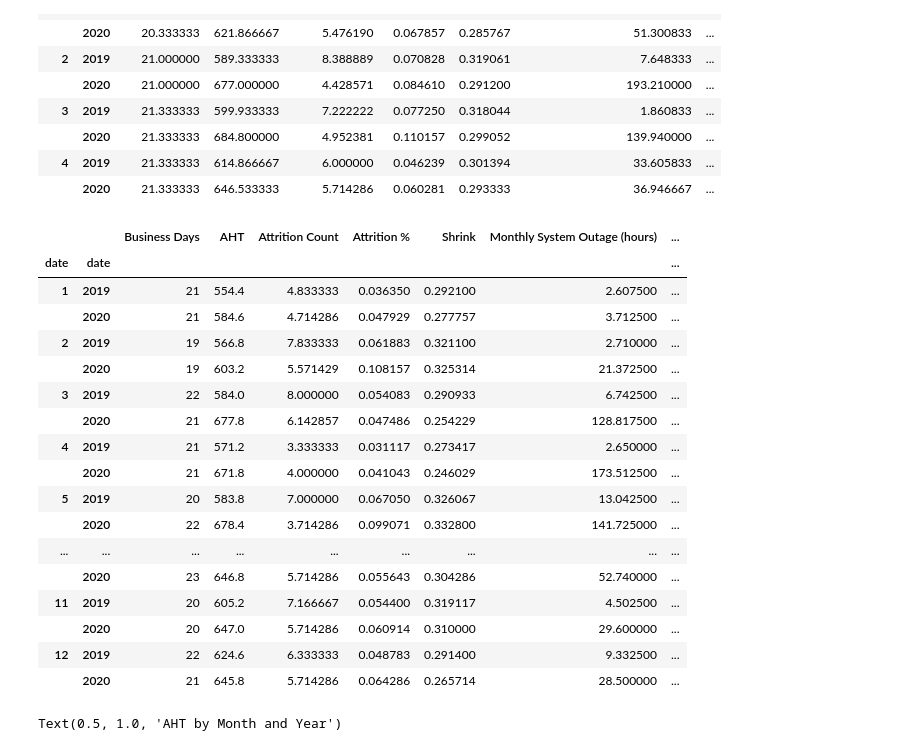
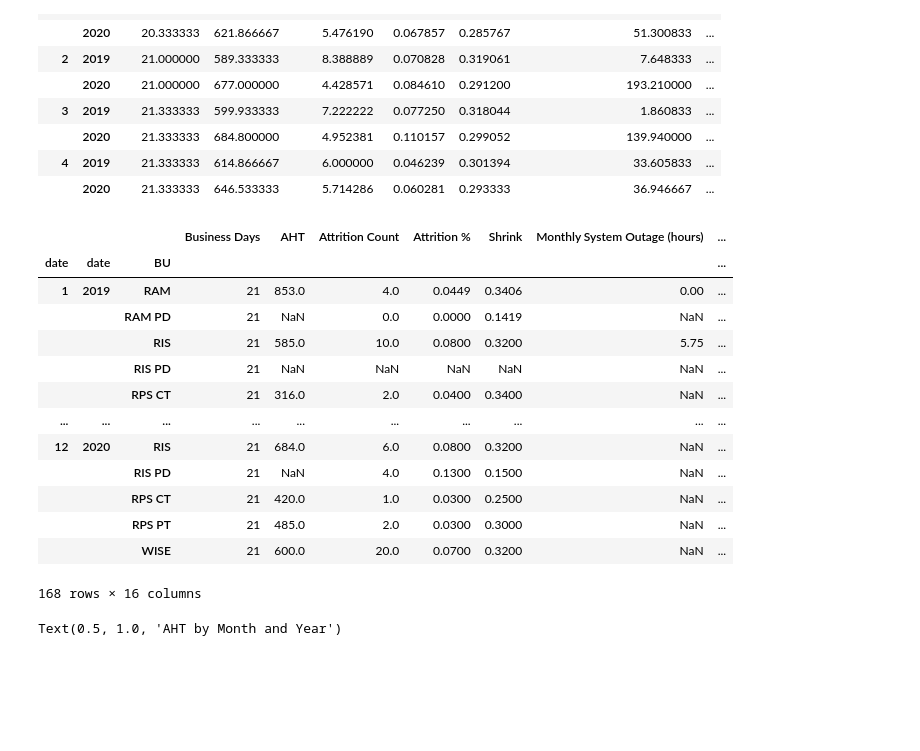
Before and after one commit to majickdave/wfh_analysis, a Jupyter notebook: wfh_analysis.ipynb, the cells around one changed output. Cells and saved outputs as stored; diff of their text form; code cells hidden in the pictures; blank space fills up the shorter version.

```diff
--- a/wfh_analysis.ipynb
+++ b/wfh_analysis.ipynb
@@ -56,26 +56,22 @@ df.groupby([df.index.quarter, df.index.year]).mean()
 | 4 | 2019 | 21.333333 | 614.866667 | 6.000000 | 0.046239 | 0.301394 | 33.605833 | ... |
 |  | 2020 | 21.333333 | 646.533333 | 5.714286 | 0.060281 | 0.293333 | 36.946667 | ... |
 # %%
-df.groupby([df.index.month, df.index.year]).mean()
+df.groupby([df.index.month, df.index.year, df['BU']]).mean()
 # %% [output]
-|  |  | Business Days | AHT | Attrition Count | Attrition % | Shrink | Monthly System Outage (hours) | ... |
-| date | date |  |  |  |  |  |  | ... |
-| 1 | 2019 | 21 | 554.4 | 4.833333 | 0.036350 | 0.292100 | 2.607500 | ... |
-|  | 2020 | 21 | 584.6 | 4.714286 | 0.047929 | 0.277757 | 3.712500 | ... |
-| 2 | 2019 | 19 | 566.8 | 7.833333 | 0.061883 | 0.321100 | 2.710000 | ... |
-|  | 2020 | 19 | 603.2 | 5.571429 | 0.108157 | 0.325314 | 21.372500 | ... |
-| 3 | 2019 | 22 | 584.0 | 8.000000 | 0.054083 | 0.290933 | 6.742500 | ... |
-|  | 2020 | 21 | 677.8 | 6.142857 | 0.047486 | 0.254229 | 128.817500 | ... |
-| 4 | 2019 | 21 | 571.2 | 3.333333 | 0.031117 | 0.273417 | 2.650000 | ... |
-|  | 2020 | 21 | 671.8 | 4.000000 | 0.041043 | 0.246029 | 173.512500 | ... |
-| 5 | 2019 | 20 | 583.8 | 7.000000 | 0.067050 | 0.326067 | 13.042500 | ... |
-|  | 2020 | 22 | 678.4 | 3.714286 | 0.099071 | 0.332800 | 141.725000 | ... |
-| ... | ... | ... | ... | ... | ... | ... | ... | ... |
-|  | 2020 | 23 | 646.8 | 5.714286 | 0.055643 | 0.304286 | 52.740000 | ... |
-| 11 | 2019 | 20 | 605.2 | 7.166667 | 0.054400 | 0.319117 | 4.502500 | ... |
-|  | 2020 | 20 | 647.0 | 5.714286 | 0.060914 | 0.310000 | 29.600000 | ... |
-| 12 | 2019 | 22 | 624.6 | 6.333333 | 0.048783 | 0.291400 | 9.332500 | ... |
-|  | 2020 | 21 | 645.8 | 5.714286 | 0.064286 | 0.265714 | 28.500000 | ... |
+|  |  |  | Business Days | AHT | Attrition Count | Attrition % | Shrink | Monthly System Outage (hours) | ... |
+| date | date | BU |  |  |  |  |  |  | ... |
+| 1 | 2019 | RAM | 21 | 853.0 | 4.0 | 0.0449 | 0.3406 | 0.00 | ... |
+|  |  | RAM PD | 21 | NaN | 0.0 | 0.0000 | 0.1419 | NaN | ... |
+|  |  | RIS | 21 | 585.0 | 10.0 | 0.0800 | 0.3200 | 5.75 | ... |
+|  |  | RIS PD | 21 | NaN | NaN | NaN | NaN | NaN | ... |
+|  |  | RPS CT | 21 | 316.0 | 2.0 | 0.0400 | 0.3400 | NaN | ... |
+| ... | ... | ... | ... | ... | ... | ... | ... | ... | ... |
+| 12 | 2020 | RIS | 21 | 684.0 | 6.0 | 0.0800 | 0.3200 | NaN | ... |
+|  |  | RIS PD | 21 | NaN | 4.0 | 0.1300 | 0.1500 | NaN | ... |
+|  |  | RPS CT | 21 | 420.0 | 1.0 | 0.0300 | 0.2500 | NaN | ... |
+|  |  | RPS PT | 21 | 485.0 | 2.0 | 0.0300 | 0.3000 | NaN | ... |
+|  |  | WISE | 21 | 600.0 | 20.0 | 0.0700 | 0.3200 | NaN | ... |
+168 rows × 16 columns
 # %%
 import matplotlib.pyplot as plt
 
```
